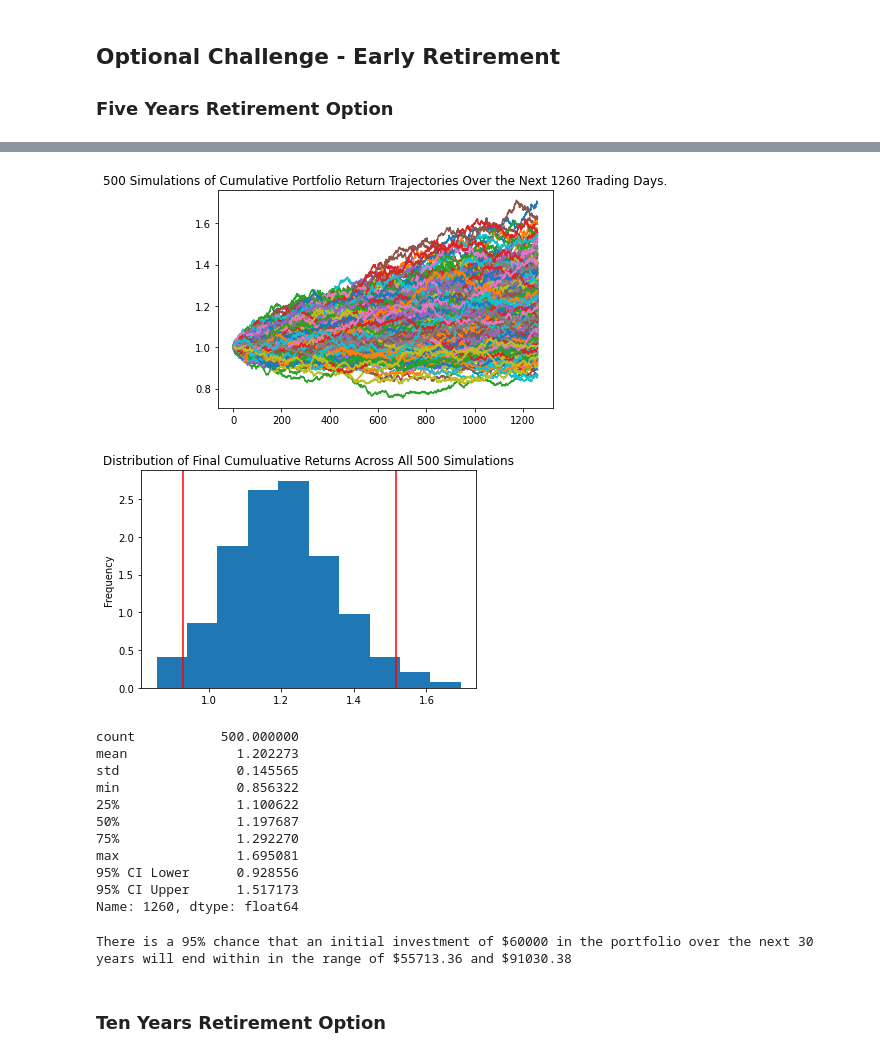
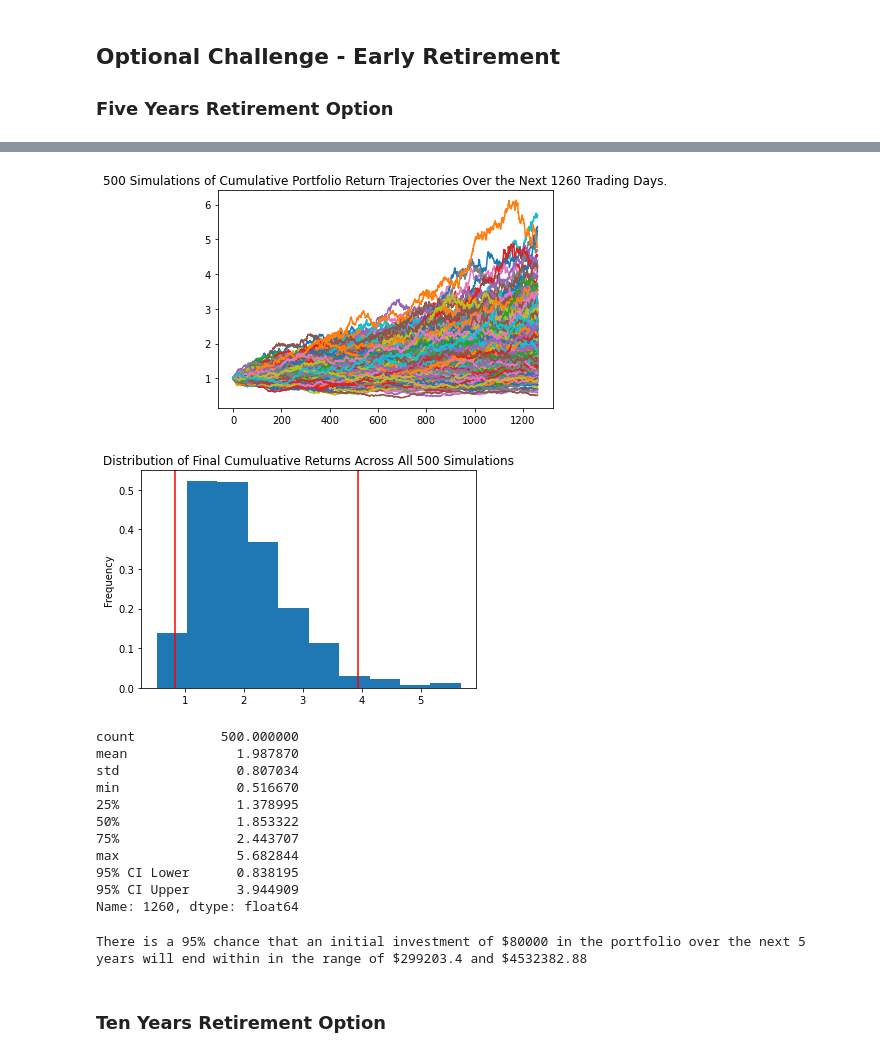
Before and after one commit to nrader91/Financial_Planner_API, a Jupyter notebook: financial-planner.ipynb, the cells around one changed output, grey strips where cells are left out. Cells and saved outputs as stored; diff of their text form; code cells hidden in the pictures.

```diff
--- a/financial-planner.ipynb
+++ b/financial-planner.ipynb
@@ -331,4 +331,12 @@ There is a 95% chance that an initial investment of $30000.0 in the portfolio ov
 
 
 ### Five Years Retirement Option
+# %%
+# Configuring a Monte Carlo simulation to forecast 5 years cumulative returns
+MC_5_year = MCSimulation(
+    portfolio_data = df_stock_data,
+    weights = [.10,.90],
+    num_simulation = 500,
+    num_trading_days = 252*5
+)
 # %%
@@ -371,43 +376,44 @@ Running Monte Carlo simulation number 490.
 # %%
 # Plot simulation outcomes
-# YOUR CODE HERE!
+MC_5_year_line = MC_5_year.plot_simulation()
 # %% [output]
-[figure, old version]
+[figure, new version]
 # %%
 # Plot probability distribution and confidence intervals
-# YOUR CODE HERE!
+MC_5_year_dist = MC_5_year.plot_distribution()
 # %% [output]
-[figure, old version]
+[figure, new version]
 # %%
 # Fetch summary statistics from the Monte Carlo simulation results
-# YOUR CODE HERE!
+my_stats_2 = MC_5_year.summarize_cumulative_return()
 
 # Print summary statistics
-# YOUR CODE HERE!
+print(my_stats_2)
 # %% [output]
 count           500.000000
-mean              1.202273
-std               0.145565
-min               0.856322
-25%               1.100622
-50%               1.197687
-75%               1.292270
-max               1.695081
-95% CI Lower      0.928556
-95% CI Upper      1.517173
+mean              1.987870
+std               0.807034
+min               0.516670
+25%               1.378995
+50%               1.853322
+75%               2.443707
+max               5.682844
+95% CI Lower      0.838195
+95% CI Upper      3.944909
 Name: 1260, dtype: float64
 # %%
 # Set initial investment
-# YOUR CODE HERE!
+initial_investment_3 = 80000
 
-# Use the lower and upper `95%` confidence intervals to calculate the range of the possible outcomes of our $60,000
-# YOUR CODE HERE!
+# Use the lower and upper `95%` confidence intervals to calculate the range of the possible outcomes of our $80,000
+ci_lower_five = round(my_stats[8]*80000,2)
+ci_upper_five = round(my_stats[9]*80000,2)
 
 # Print results
-print(f"There is a 95% chance that an initial investment of ${initial_investment} in the portfolio"
+print(f"There is a 95% chance that an initial investment of ${initial_investment_3} in the portfolio"
       f" over the next 5 years will end within in the range of"
       f" ${ci_lower_five} and ${ci_upper_five}")
 # %% [output]
-There is a 95% chance that an initial investment of $60000 in the portfolio over the next 30 years will end within in the range of $55713.36 and $91030.38
+There is a 95% chance that an initial investment of $80000 in the portfolio over the next 5 years will end within in the range of $299203.4 and $4532382.88
 # %% [markdown]
 ### Ten Years Retirement Option
```
Also changed, not shown: parts of 9 cells of this notebook, 1 other file.
